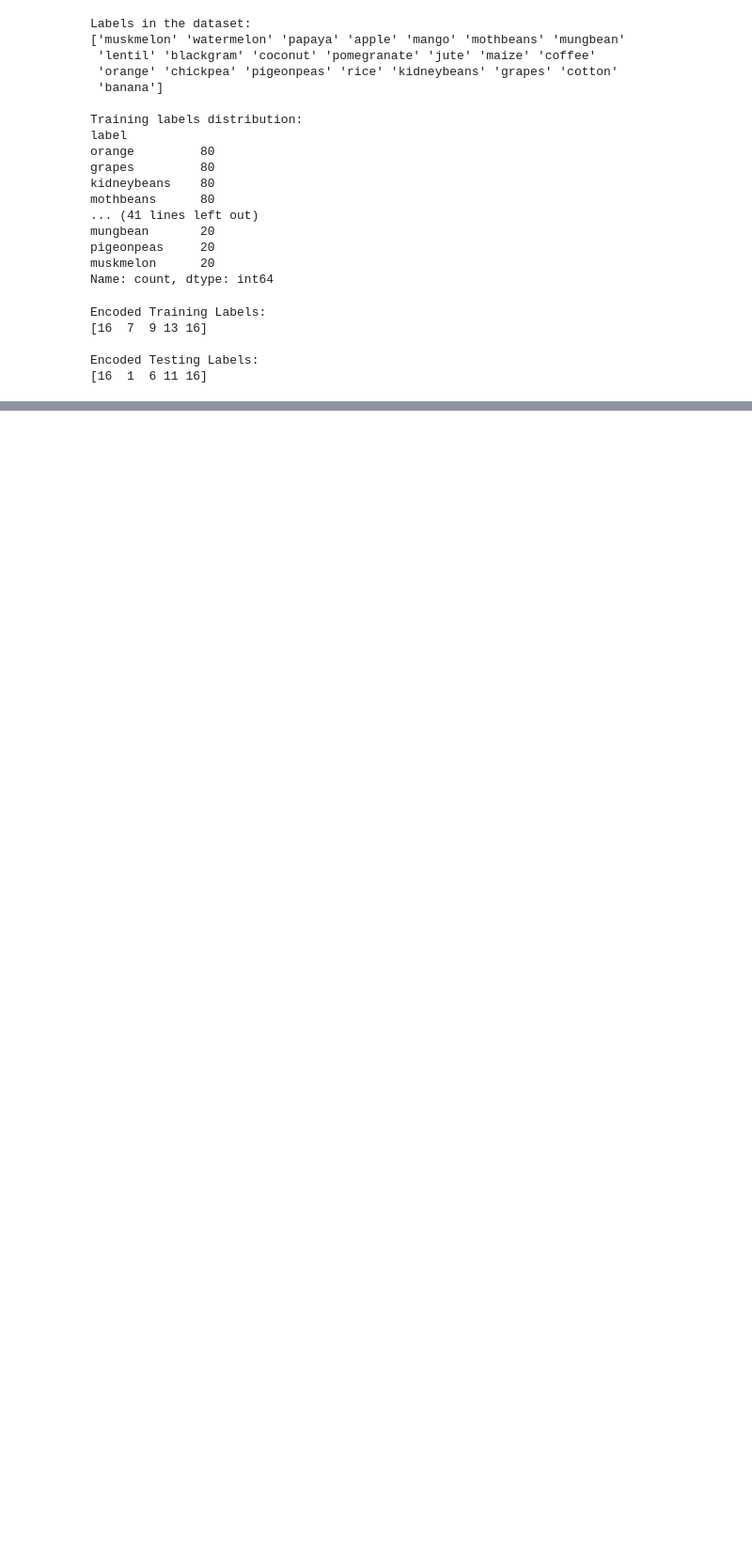
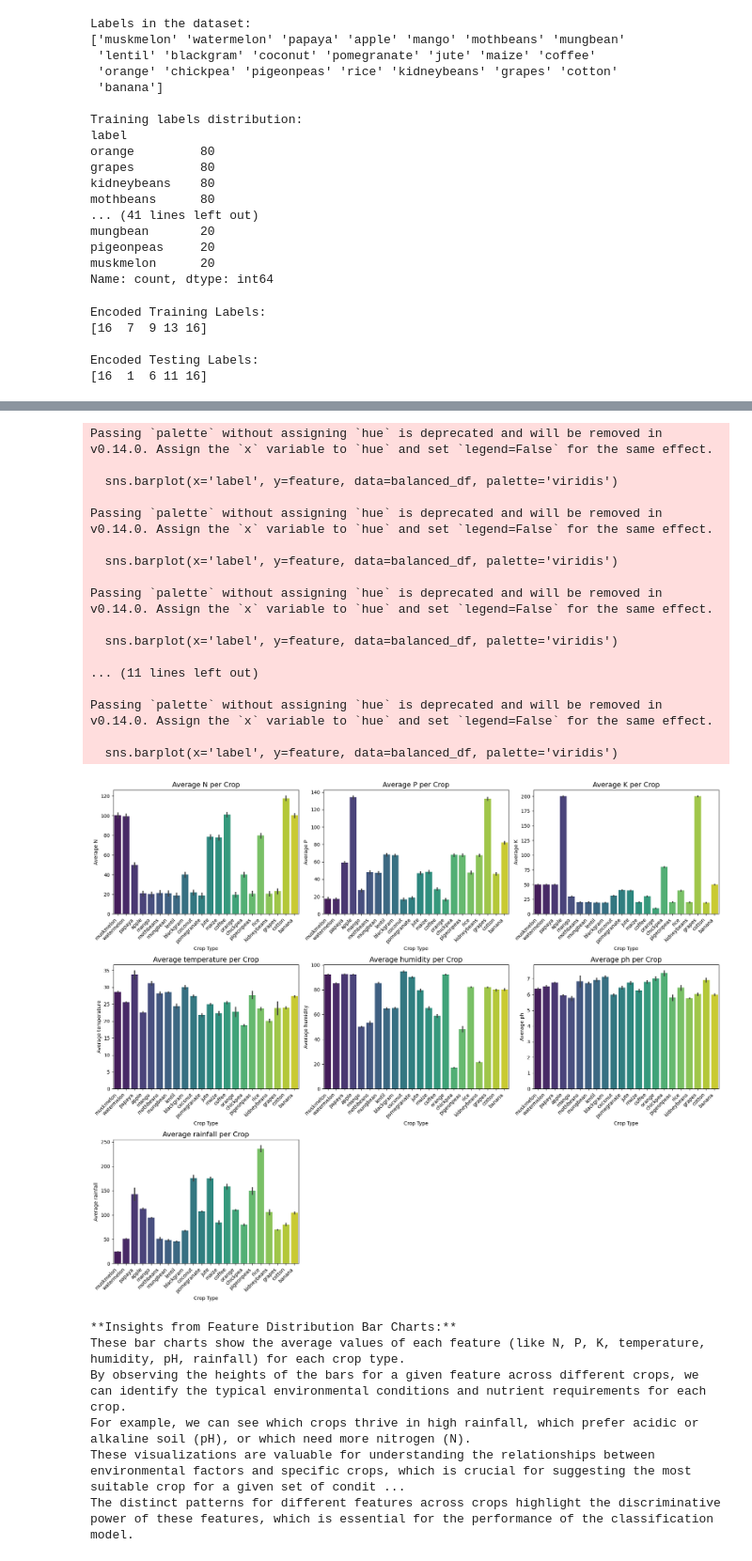
Before and after one commit to 23AD083/MLOPS_INTERNSHIP, a Jupyter notebook: CROP_PREDICTION.ipynb, the cells around one changed output, grey strips where cells are left out. Shown at 94% size. Drawn from its saved outputs; the diff is of its cells as text; code cells hidden in the pictures; blank space fills up the shorter version.

```diff
--- a/CROP_PREDICTION.ipynb
+++ b/CROP_PREDICTION.ipynb
@@ -195,0 +435,53 @@ Encoded Testing Labels:
+# %%
+code for the best data visualization for crop cultivation suggestion with all the 8 feature including in it , bar chart
+
+# Visualize the average feature values for each crop
+features = balanced_df.drop('label', axis=1).columns
+n_features = len(features)
+n_cols = 3  # Number of columns for subplots
+n_rows = (n_features + n_cols - 1) // n_cols  # Calculate number of rows
+
+plt.figure(figsize=(18, n_rows * 5))
+
+for i, feature in enumerate(features):
+    plt.subplot(n_rows, n_cols, i + 1)
+    sns.barplot(x='label', y=feature, data=balanced_df, palette='viridis')
+    plt.title(f'Average {feature} per Crop', fontsize=14)
+    plt.xlabel('Crop Type', fontsize=10)
+    plt.ylabel(f'Average {feature}', fontsize=10)
+    plt.xticks(rotation=45, ha='right')
+    plt.tight_layout()
+
+plt.show()
+
+print("\n**Insights from Feature Distribution Bar Charts:**")
+print("These bar charts show the average values of each feature (like N, P, K, temperature, humidity, pH, rainfall) for each crop type.")
+print("By observing the heights of the bars for a given feature across different crops, we can identify the typical environmental conditions and nutrient requirements for each crop.")
+print("For example, we can see which crops thrive in high rainfall, which prefer acidic or alkaline soil (pH), or which need more nitrogen (N).")
+print("These visualizations are valuable for understanding the relationships between environmental factors and specific crops, which is crucial for suggesting the most suitable crop for a given set of conditions.")
+print("The distinct patterns for different features across crops highlight the discriminative power of these features, which is essential for the performance of the classification model.")
+# %% [output]
+Passing `palette` without assigning `hue` is deprecated and will be removed in v0.14.0. Assign the `x` variable to `hue` and set `legend=False` for the same effect.
+
+  sns.barplot(x='label', y=feature, data=balanced_df, palette='viridis')
+
+Passing `palette` without assigning `hue` is deprecated and will be removed in v0.14.0. Assign the `x` variable to `hue` and set `legend=False` for the same effect.
+
+  sns.barplot(x='label', y=feature, data=balanced_df, palette='viridis')
+
+Passing `palette` without assigning `hue` is deprecated and will be removed in v0.14.0. Assign the `x` variable to `hue` and set `legend=False` for the same effect.
+
+  sns.barplot(x='label', y=feature, data=balanced_df, palette='viridis')
+
+... (11 lines left out)
+
+Passing `palette` without assigning `hue` is deprecated and will be removed in v0.14.0. Assign the `x` variable to `hue` and set `legend=False` for the same effect.
+
+  sns.barplot(x='label', y=feature, data=balanced_df, palette='viridis')
+[figure, added]
+**Insights from Feature Distribution Bar Charts:**
+These bar charts show the average values of each feature (like N, P, K, temperature, humidity, pH, rainfall) for each crop type.
+By observing the heights of the bars for a given feature across different crops, we can identify the typical environmental conditions and nutrient requirements for each crop.
+For example, we can see which crops thrive in high rainfall, which prefer acidic or alkaline soil (pH), or which need more nitrogen (N).
+These visualizations are valuable for understanding the relationships between environmental factors and specific crops, which is crucial for suggesting the most suitable crop for a given set of condit ...
+The distinct patterns for different features across crops highlight the discriminative power of these features, which is essential for the performance of the classification model.
```
Also changed, not shown: parts of 19 cells of this notebook.
